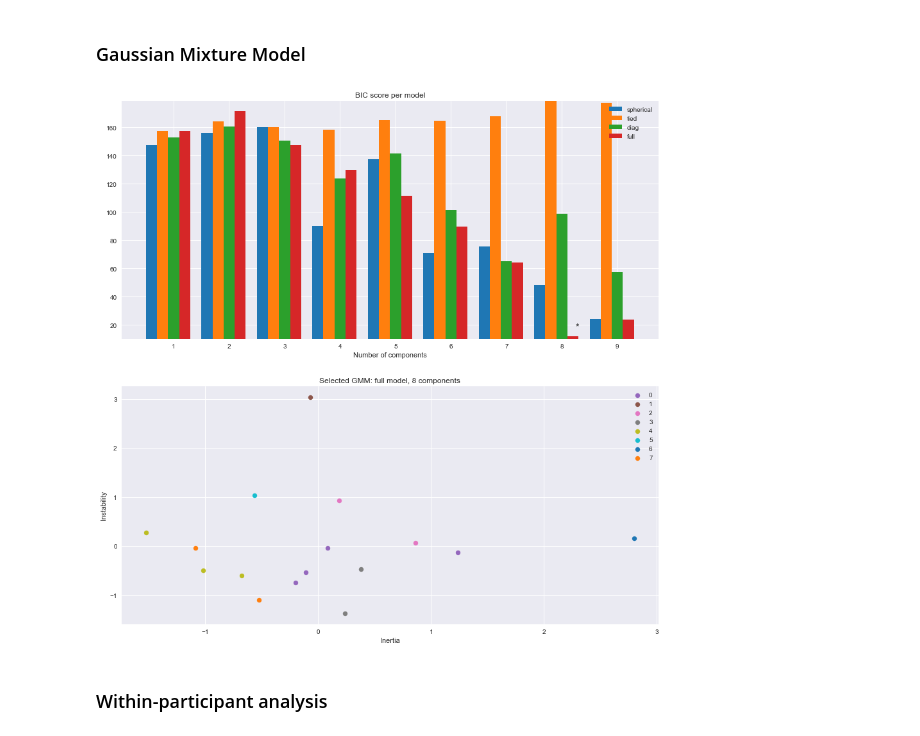
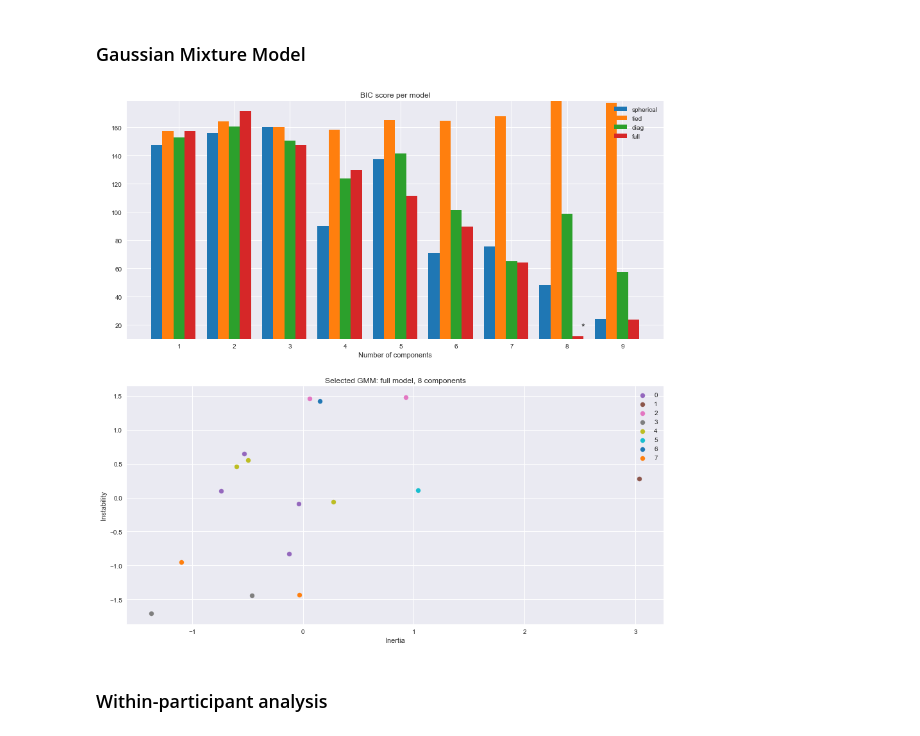
Before and after one commit to rubiarg/emotion-transitions, a Jupyter notebook: _build/jupyter_execute/feeltrace-clustering.ipynb, the cells around one changed output. Saved outputs shown, nothing was run; the diff lists cells and outputs as text; code cells hidden in the pictures.

```diff
--- a/_build/jupyter_execute/feeltrace-clustering.ipynb
+++ b/_build/jupyter_execute/feeltrace-clustering.ipynb
@@ -160,0 +175,6 @@ sns.pairplot(X);
+# %%
+from sklearn.preprocessing import StandardScaler
+scaler = StandardScaler()
+X_scaled = scaler.fit_transform(X)
+X_scaled = pd.DataFrame(X_scaled, columns={'Inertia', 'Instability', 'Variability'})
+X_scaled.head()
@@ -247,35 +277,35 @@ for i, (cv_type, color) in enumerate(zip(cv_types, color_iter)):
     )
 plt.xticks(n_components_range)
 plt.ylim([bic.min() * 1.01 - 0.01 * bic.max(), bic.max()])
 plt.title("BIC score per model")
 xpos = (
     np.mod(bic.argmin(), len(n_components_range))
     + 0.65
     + 0.2 * np.floor(bic.argmin() / len(n_components_range))
 )
 plt.text(xpos, bic.min() * 0.97 + 0.03 * bic.max(), "*", fontsize=14)
 spl.set_xlabel("Number of components")
 spl.legend([b[0] for b in bars], cv_types)
 
 # Plot the winner
 splot = plt.subplot(2, 1, 2)
 Y_ = clf.predict(X_scaled)
 for i, (mean, cov, color) in enumerate(zip(clf.means_, clf.covariances_, color_iter)):
     v, w = linalg.eigh(cov)
     if not np.any(Y_ == i):
         continue
-    plt.scatter(X_scaled[Y_ == i, 0], X_scaled[Y_ == i, 1], 50, color=color)
+    plt.scatter(X_scaled.Inertia.loc[Y_ == i], X_scaled.Instability.loc[Y_ == i], 50, color=color)
 
 plt.legend(range(len(clf.means_)))
 plt.xlabel('Inertia')
 plt.ylabel('Instability')
 plt.title(
     f"Selected GMM: {best_gmm.covariance_type} model, "
     f"{best_gmm.n_components} components"
 )
 plt.show()
 # %% [output]
-[figure, old version]
+[figure, new version]
 # %% [markdown]
 ### Within-participant analysis
 # %% [markdown]
```
Also changed, not shown: parts of 11 cells of this notebook, 36 other files.
